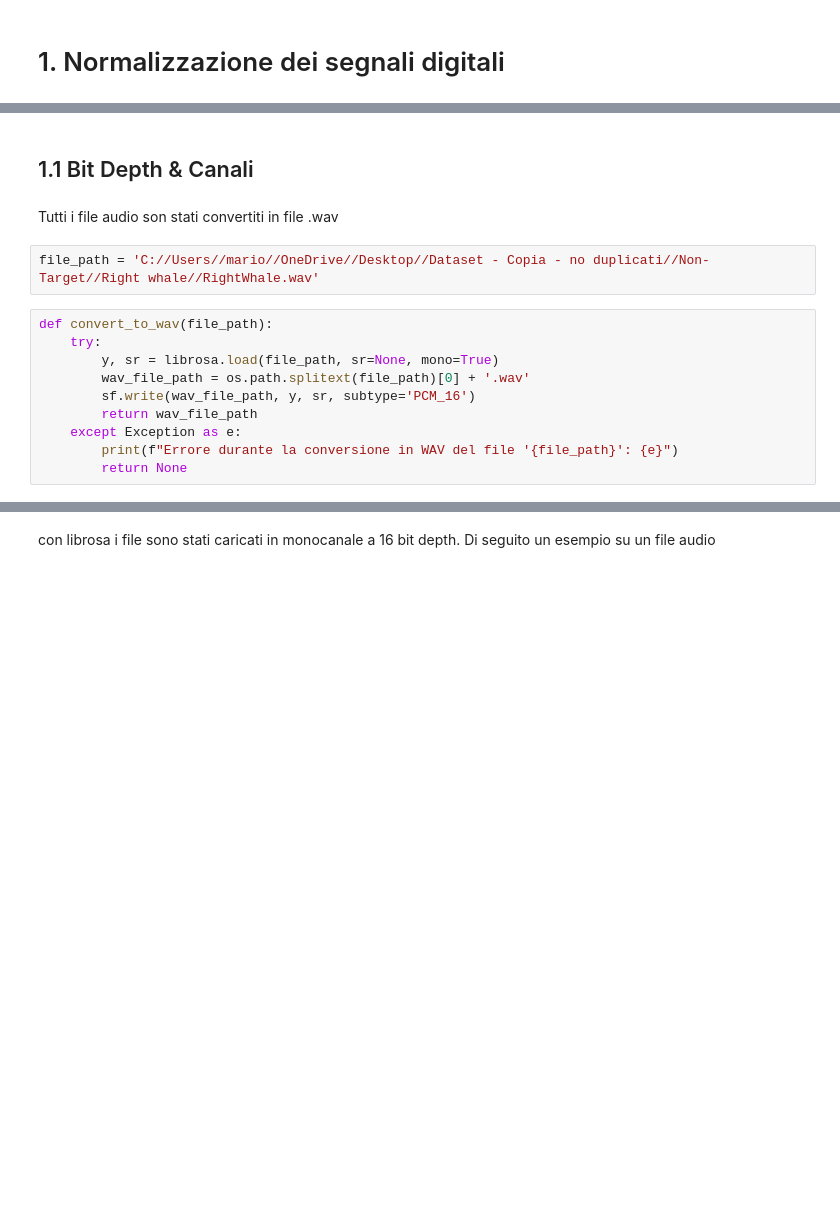
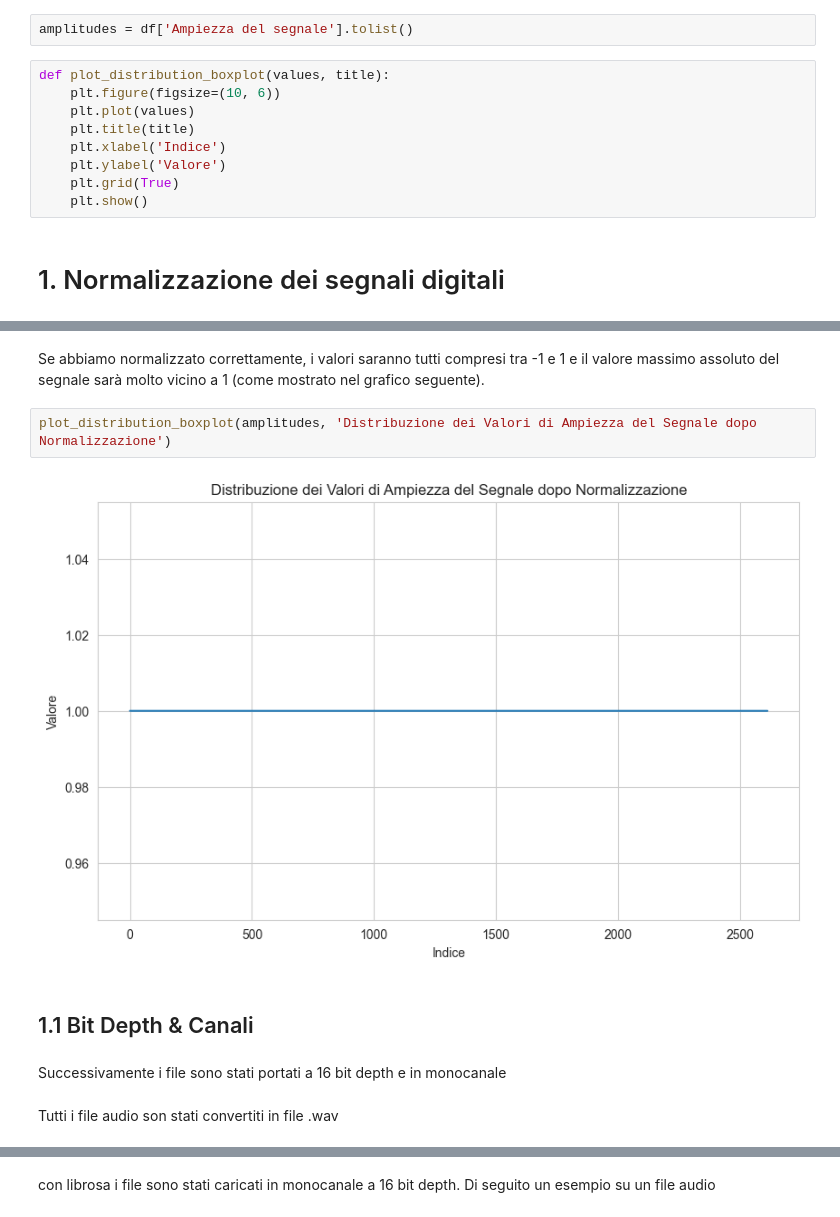
Before and after one commit to TherealBarnar/Underwater-Sounds-Classification-1, a Jupyter notebook: preprocessing.ipynb, the cells around one changed output, grey strips where cells are left out. Cells and saved outputs as stored; diff of their text form; blank space fills up the shorter version.

```diff
--- a/preprocessing.ipynb
+++ b/preprocessing.ipynb
@@ -13,3 +19,14 @@ ImportError: DLL load failed while importing _path: Impossibile trovare il modul
+# %%
+amplitudes = df['Ampiezza del segnale'].tolist()
+# %%
+def plot_distribution_boxplot(values, title):
+    plt.figure(figsize=(10, 6))
+    plt.plot(values)
+    plt.title(title)
+    plt.xlabel('Indice')
+    plt.ylabel('Valore')
+    plt.grid(True)
+    plt.show()
 # %% [markdown]
 # 1. Normalizzazione dei segnali digitali
 # %% [markdown]
@@ -17,16 +42,12 @@ Per lo studio dei segnali audio occore effettuare alcune modifiche. In particola
+# %% [markdown]
+Se abbiamo normalizzato correttamente, i valori saranno tutti compresi tra -1 e 1 e il valore massimo assoluto del segnale sarà molto vicino a 1 (come mostrato nel grafico seguente).
+# %%
+plot_distribution_boxplot(amplitudes, 'Distribuzione dei Valori di Ampiezza del Segnale dopo Normalizzazione')
+# %% [output]
+[figure, added]
 # %% [markdown]
 ## 1.1 Bit Depth & Canali
+# %% [markdown]
+Successivamente i file sono stati portati a 16 bit depth e in monocanale
 # %% [markdown]
 Tutti i file audio son stati convertiti in file .wav
-# %%
-file_path = 'C://Users//mario//OneDrive//Desktop//Dataset - Copia - no duplicati//Non-Target//Right whale//RightWhale.wav'
-# %%
-def convert_to_wav(file_path):
-    try:
-        y, sr = librosa.load(file_path, sr=None, mono=True)
-        wav_file_path = os.path.splitext(file_path)[0] + '.wav'
-        sf.write(wav_file_path, y, sr, subtype='PCM_16')
-        return wav_file_path
-    except Exception as e:
-        print(f"Errore durante la conversione in WAV del file '{file_path}': {e}")
-        return None
```
Also changed, not shown: parts of 28 cells of this notebook, 9 other files.
